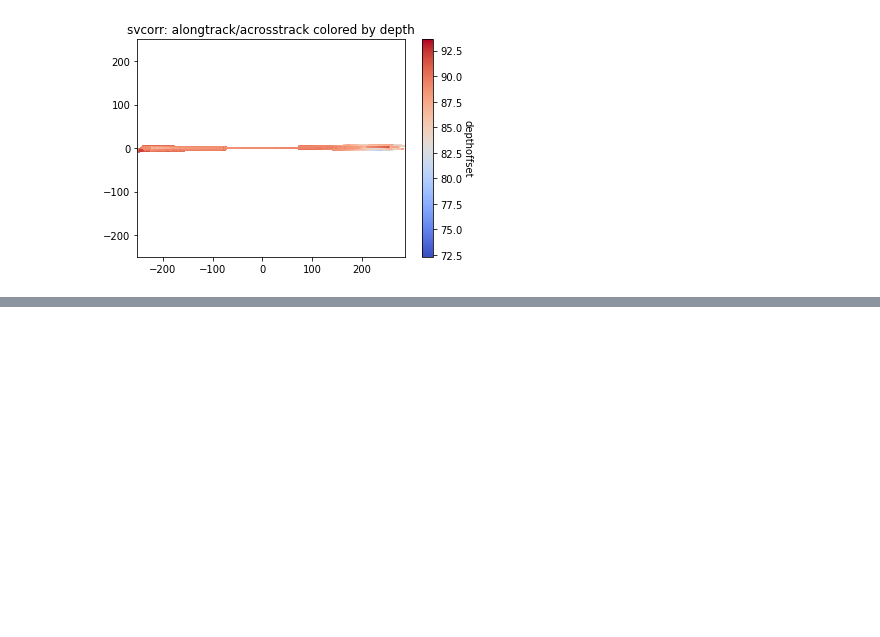
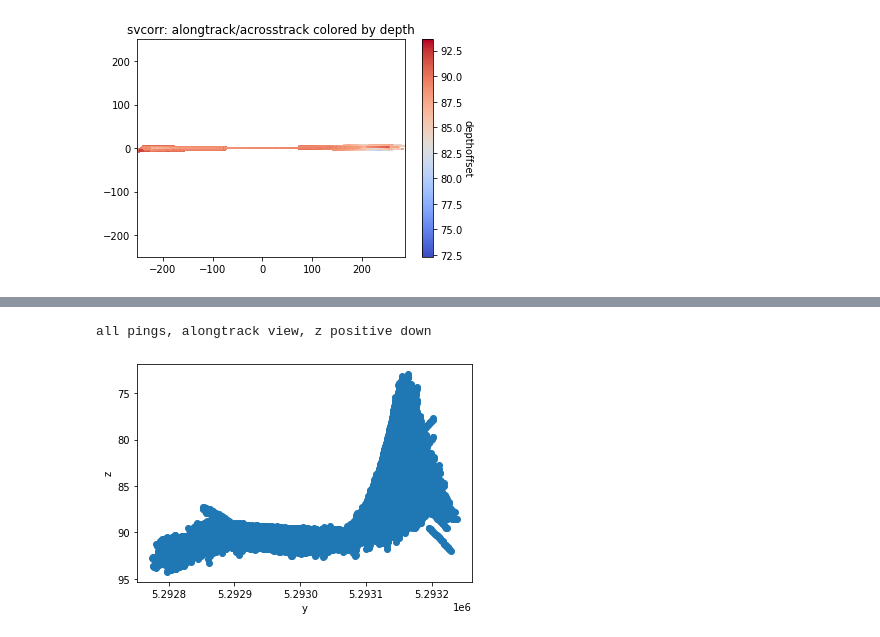
Before and after one commit to noaa-ocs-hydrography/kluster, a Jupyter notebook: notebooks/welcome.ipynb, the cells around one changed output, grey strips where cells are left out. Saved outputs shown, nothing was run; the diff lists cells and outputs as text; code cells hidden in the pictures; blank space fills up the shorter version.

```diff
--- a/notebooks/welcome.ipynb
+++ b/notebooks/welcome.ipynb
@@ -217,0 +275,8 @@ TypeError: reform_2d_vars_across_sectors_at_time() got an unexpected keyword arg
+# %%
+import matplotlib.pyplot as plt
+print('all pings, alongtrack view, z positive down')
+pings.plot.scatter(x='y', y='z')
+plt.gca().invert_yaxis()
+# %% [output]
+all pings, alongtrack view, z positive down
+[figure, added]
```
Also changed, not shown: parts of 13 cells of this notebook.
